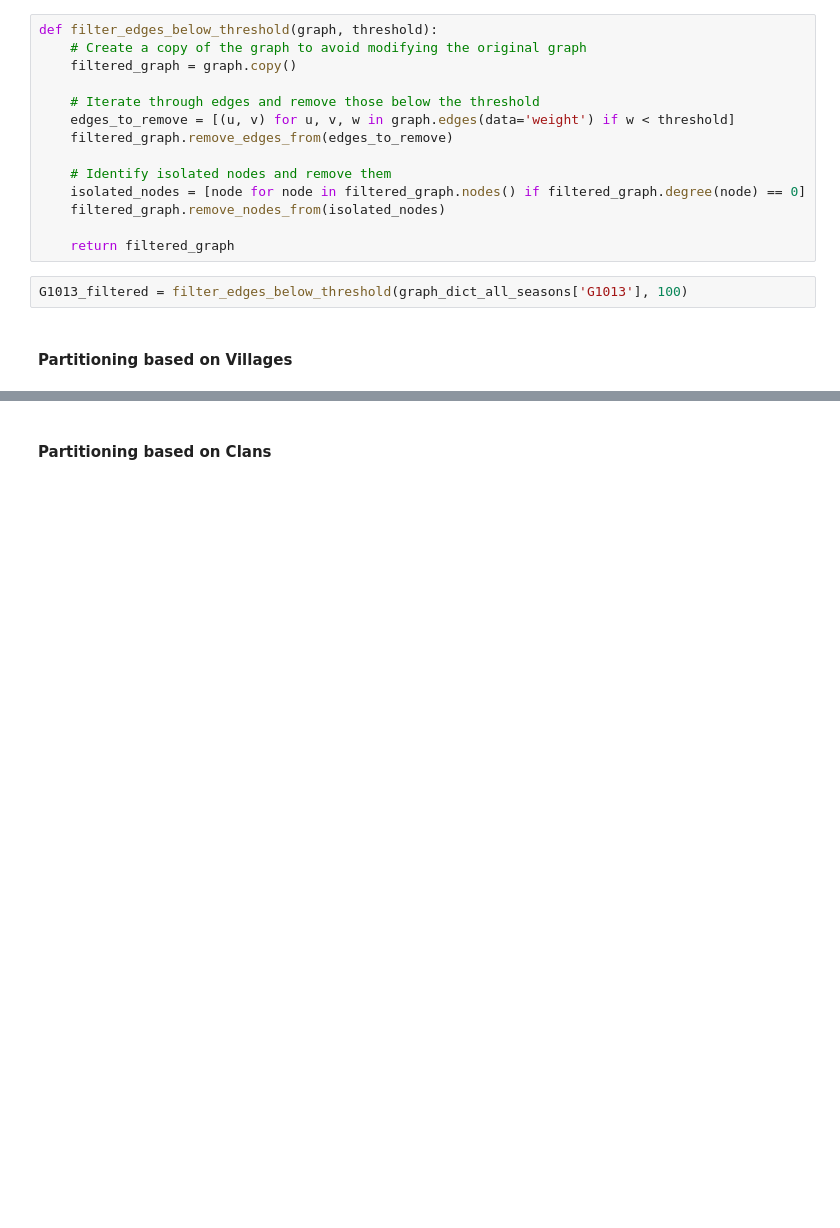
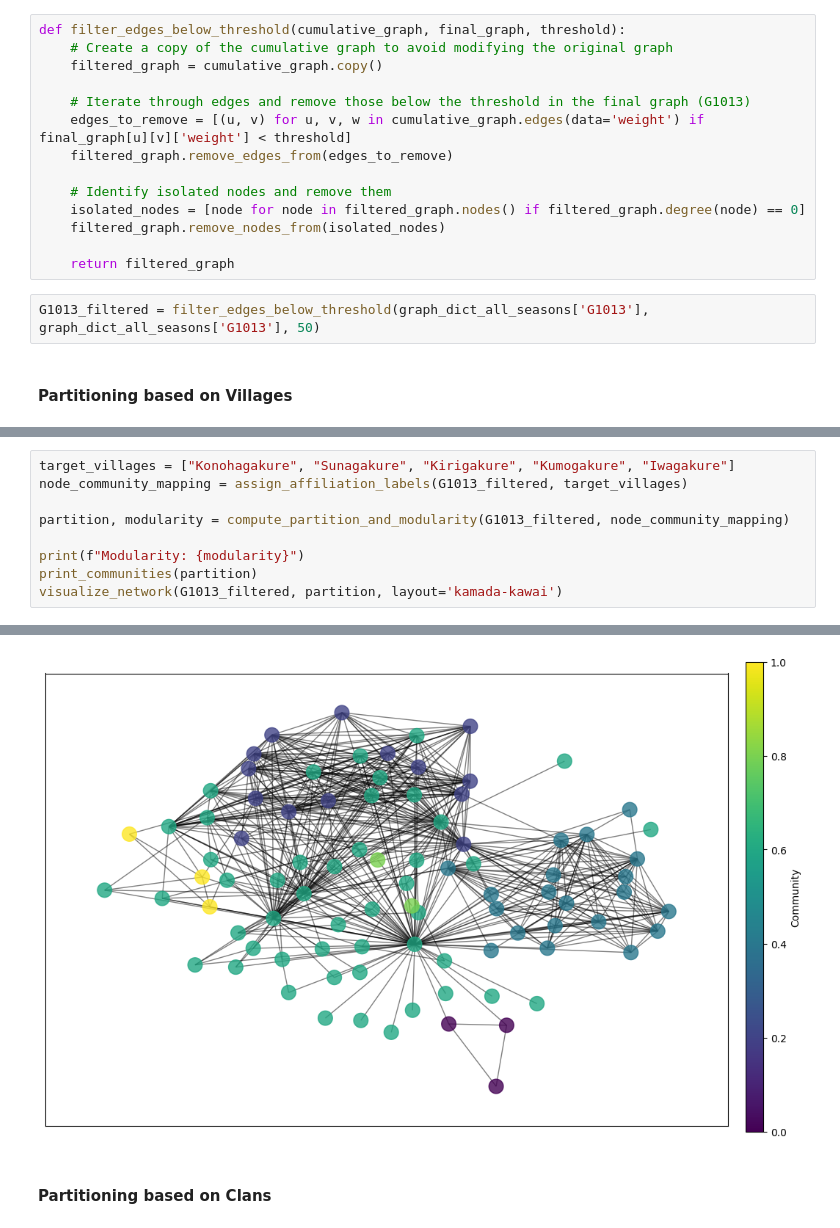
Before and after one commit to atacanpolat/socialGraphsProject, a Jupyter notebook: network_analysis/community_detection.ipynb, the cells around one changed output, grey strips where cells are left out. Cells and saved outputs as stored; diff of their text form; blank space fills up the shorter version.

```diff
--- a/network_analysis/community_detection.ipynb
+++ b/network_analysis/community_detection.ipynb
@@ -434,10 +308,10 @@ ValueError: could not convert string to float: 'October 10'
 # %%
-def filter_edges_below_threshold(graph, threshold):
-    # Create a copy of the graph to avoid modifying the original graph
-    filtered_graph = graph.copy()
+def filter_edges_below_threshold(cumulative_graph, final_graph, threshold):
+    # Create a copy of the cumulative graph to avoid modifying the original graph
+    filtered_graph = cumulative_graph.copy()
 
-    # Iterate through edges and remove those below the threshold
-    edges_to_remove = [(u, v) for u, v, w in graph.edges(data='weight') if w < threshold]
+    # Iterate through edges and remove those below the threshold in the final graph (G1013)
+    edges_to_remove = [(u, v) for u, v, w in cumulative_graph.edges(data='weight') if final_graph[u][v]['weight'] < threshold]
     filtered_graph.remove_edges_from(edges_to_remove)
 
     # Identify isolated nodes and remove them
@@ -446,6 +320,6 @@ def filter_edges_below_threshold(graph, threshold):
 
     return filtered_graph
 # %%
-G1013_filtered = filter_edges_below_threshold(graph_dict_all_seasons['G1013'], 100)
+G1013_filtered = filter_edges_below_threshold(graph_dict_all_seasons['G1013'], graph_dict_all_seasons['G1013'], 50)
 # %% [markdown]
 #### Partitioning based on Villages
@@ -484,0 +326,10 @@ Modularity: 0.16991873882445951
+# %%
+target_villages = ["Konohagakure", "Sunagakure", "Kirigakure", "Kumogakure", "Iwagakure"]
+node_community_mapping = assign_affiliation_labels(G1013_filtered, target_villages)
+
+partition, modularity = compute_partition_and_modularity(G1013_filtered, node_community_mapping)
+
+print(f"Modularity: {modularity}")
+print_communities(partition)
+visualize_network(G1013_filtered, partition, layout='kamada-kawai')
+# %% [output]
@@ -485,2 +343,3 @@ Modularity: 0.16991873882445951
+[figure, added]
 # %% [markdown]
 #### Partitioning based on Clans
```
Also changed, not shown: parts of 25 cells of this notebook, 1 other file.
